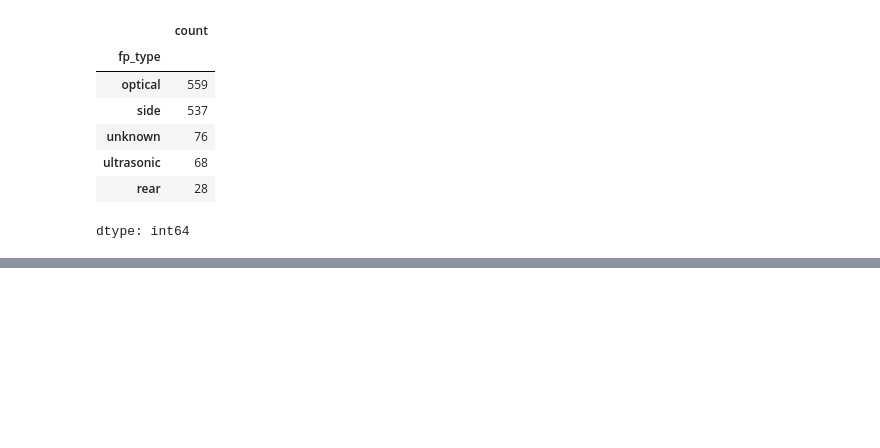
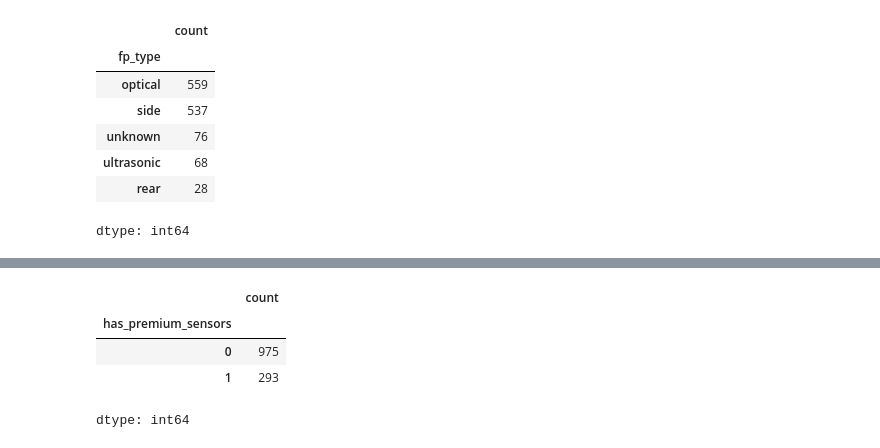
Before and after one commit to rajeshxdatascience/smartphone-recommender-system, a Jupyter notebook: SpecLens_AI_Data_Engineering.ipynb, the cells around one changed output, grey strips where cells are left out. Saved outputs shown, nothing was run; the diff lists cells and outputs as text; code cells hidden in the pictures; blank space fills up the shorter version.

```diff
--- a/SpecLens_AI_Data_Engineering.ipynb
+++ b/SpecLens_AI_Data_Engineering.ipynb
@@ -5293,0 +5357,8 @@ dtype: int64
+# %%
+df['has_premium_sensors'].value_counts()
+# %% [output]
+|  | count |
+| has_premium_sensors |  |
+| 0 | 975 |
+| 1 | 293 |
+dtype: int64
```
Also changed, not shown: parts of 6 cells of this notebook.
